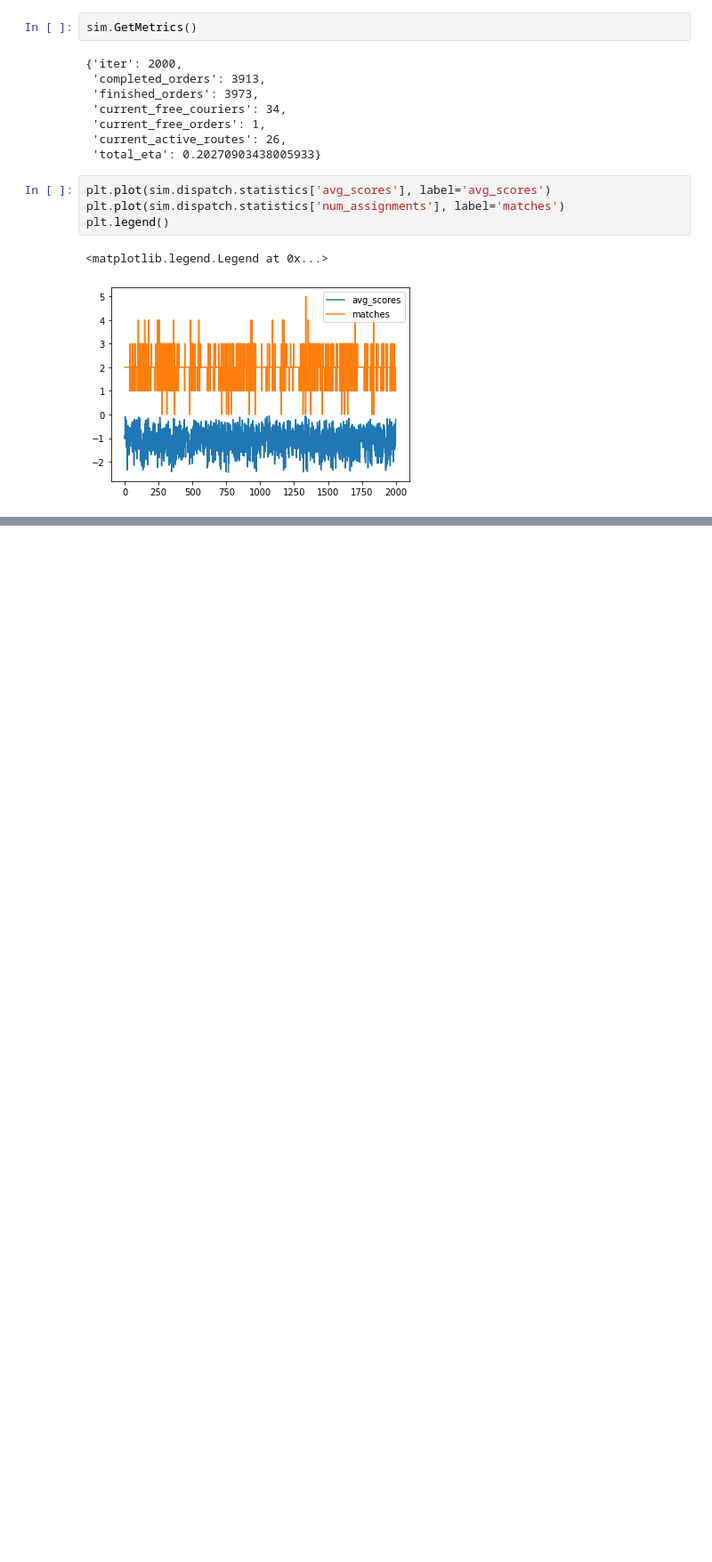
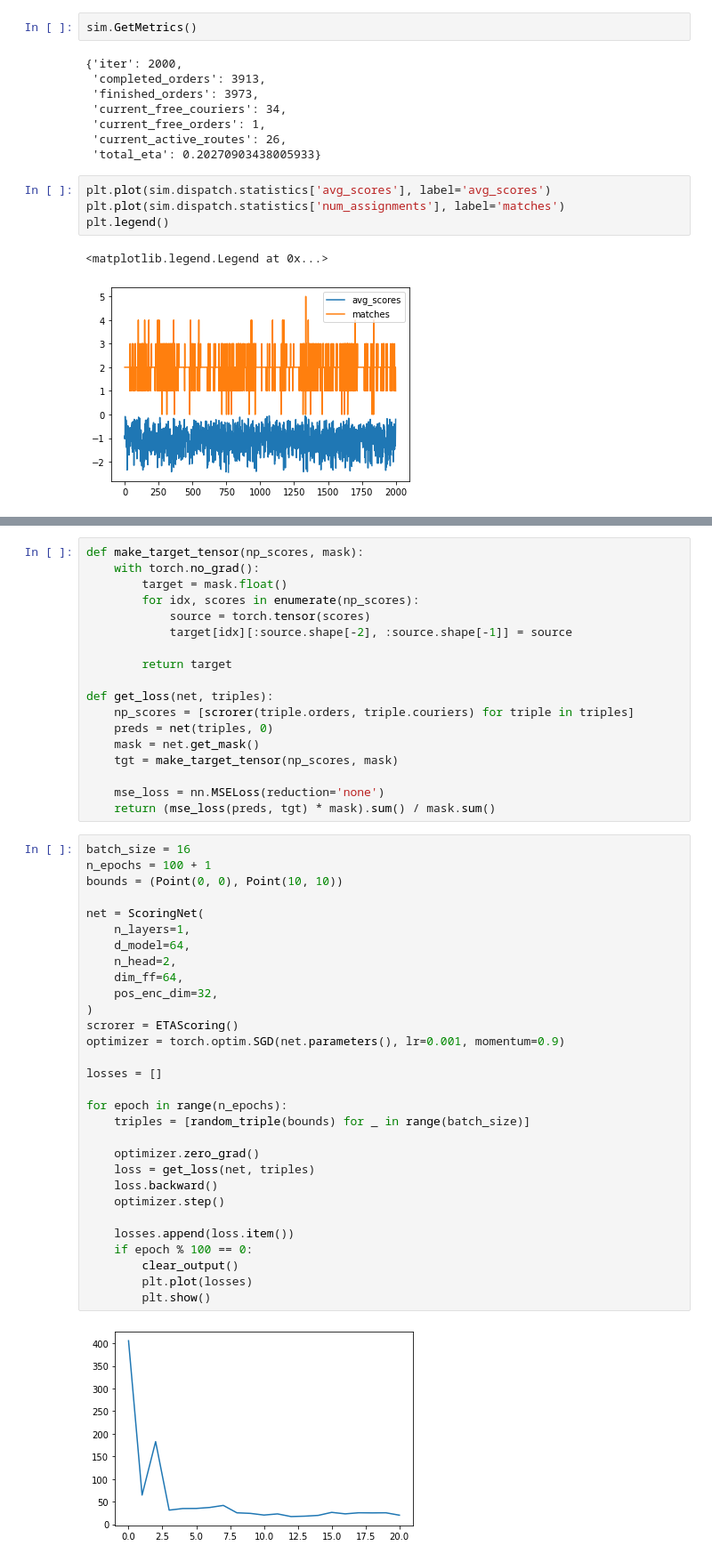
Before and after one commit to limon8884/delivery-RL, a Jupyter notebook: notebook.ipynb, the cells around one changed output, grey strips where cells are left out. Shown at 89% size. Cells and saved outputs as stored; diff of their text form; blank space fills up the shorter version.

```diff
--- a/notebook.ipynb
+++ b/notebook.ipynb
@@ -108,0 +139,50 @@ plt.legend()
+# %%
+def make_target_tensor(np_scores, mask):
+    with torch.no_grad():
+        target = mask.float()
+        for idx, scores in enumerate(np_scores):
+            source = torch.tensor(scores)
+            target[idx][:source.shape[-2], :source.shape[-1]] = source
+
+        return target
+
+def get_loss(net, triples):
+    np_scores = [scrorer(triple.orders, triple.couriers) for triple in triples]
+    preds = net(triples, 0)
+    mask = net.get_mask()
+    tgt = make_target_tensor(np_scores, mask)
+
+    mse_loss = nn.MSELoss(reduction='none')
+    return (mse_loss(preds, tgt) * mask).sum() / mask.sum()
+# %%
+batch_size = 16
+n_epochs = 100 + 1
+bounds = (Point(0, 0), Point(10, 10))
+
+net = ScoringNet(
+    n_layers=1,
+    d_model=64,
+    n_head=2,
+    dim_ff=64,
+    pos_enc_dim=32,
+)
+scrorer = ETAScoring()
+optimizer = torch.optim.SGD(net.parameters(), lr=0.001, momentum=0.9)
+
+losses = []
+
+for epoch in range(n_epochs):
+    triples = [random_triple(bounds) for _ in range(batch_size)]
+
+    optimizer.zero_grad()
+    loss = get_loss(net, triples)
+    loss.backward()
+    optimizer.step()
+
+    losses.append(loss.item())
+    if epoch % 100 == 0:
+        clear_output()
+        plt.plot(losses)
+        plt.show()
+# %% [output]
+[figure, added]
```
Also changed, not shown: parts of 4 cells of this notebook, 6 other files.
